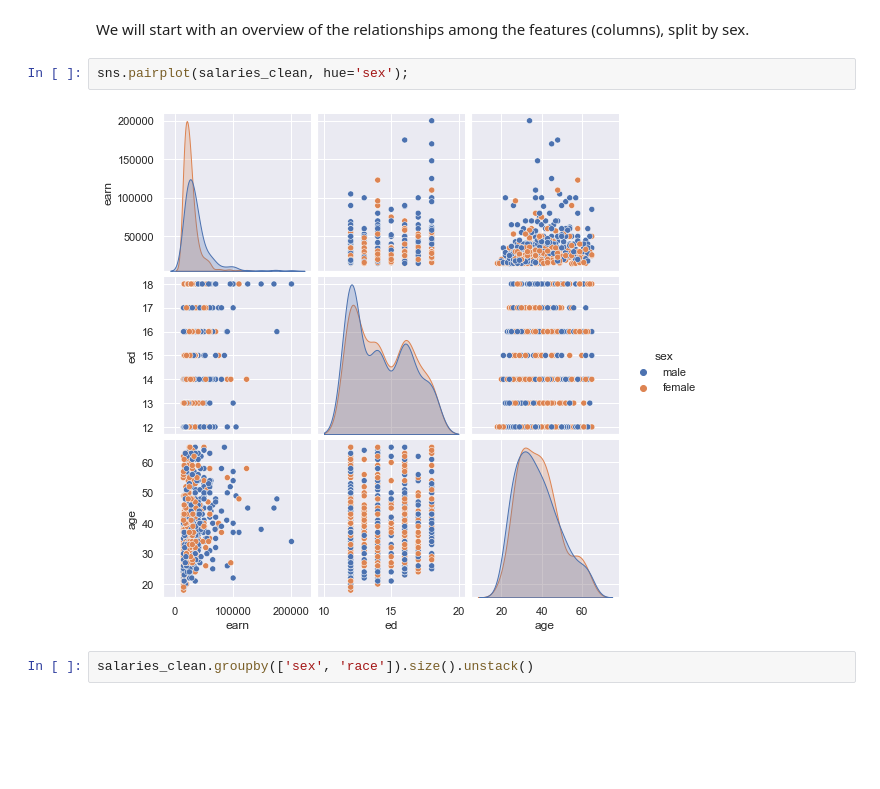
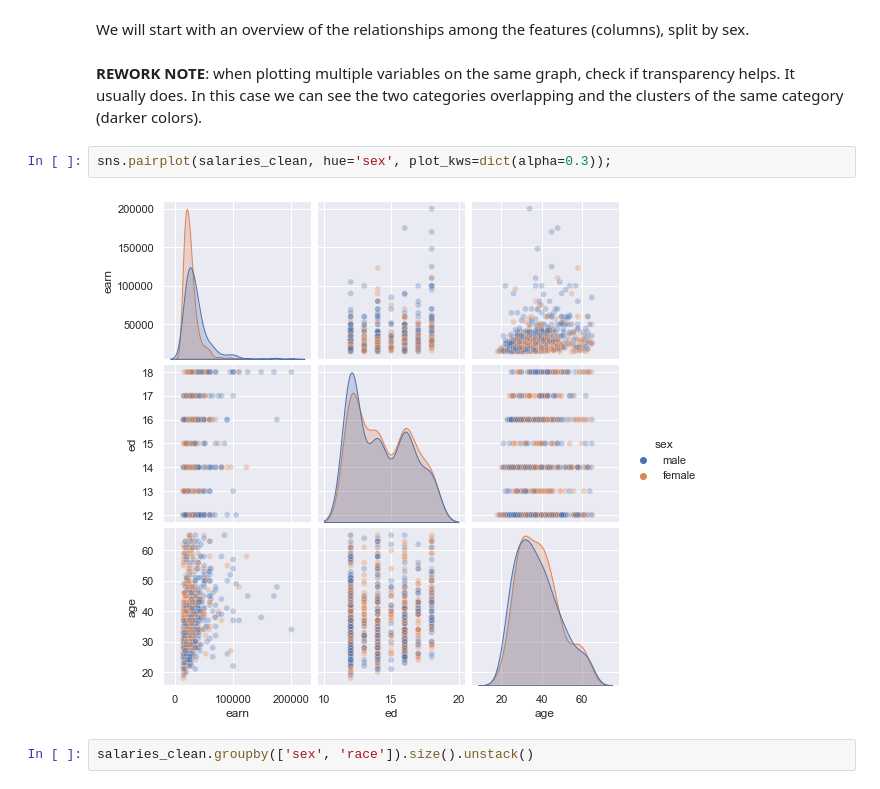
Before and after one commit to fau-masters-collected-works-cgarbin/writing-good-jupyter-notebooks, a Jupyter notebook: salary-discrimination-by-gender-step-5.ipynb, the cells around one changed output. Cells and saved outputs as stored; diff of their text form; blank space fills up the shorter version.

```diff
--- a/salary-discrimination-by-gender-step-5.ipynb
+++ b/salary-discrimination-by-gender-step-5.ipynb
@@ -343,10 +343,12 @@ We can observe in the distributions that:
 # Analysis
 # %% [markdown]
 We will start with an overview of the relationships among the features (columns), split by sex.
+# %% [markdown]
+<font color='color'>**REWORK NOTE**</font>: when plotting multiple variables on the same graph, check if transparency helps. It usually does. In this case we can see the two categories overlapping and the clusters of the same category (darker colors).
 # %%
-sns.pairplot(salaries_clean, hue='sex');
+sns.pairplot(salaries_clean, hue='sex', plot_kws=dict(alpha=0.3));
 # %% [output]
-[figure, old version]
+[figure, new version]
 # %%
 salaries_clean.groupby(['sex', 'race']).size().unstack()
 # %% [output]
```
Also changed, not shown: parts of 8 cells of this notebook.
